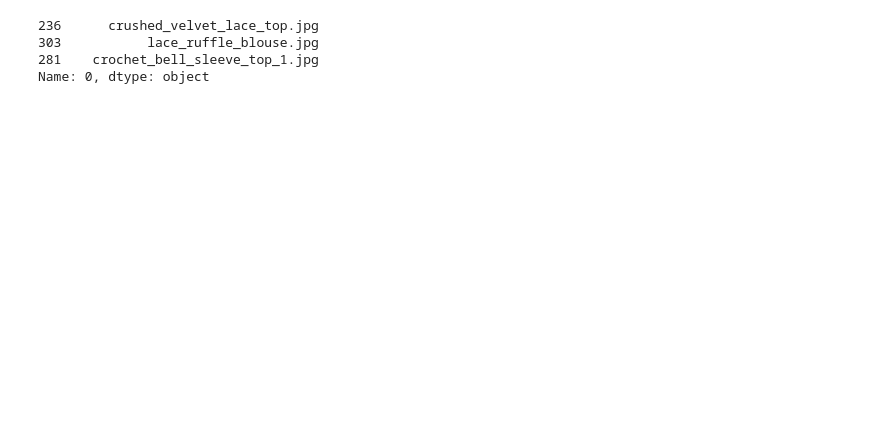
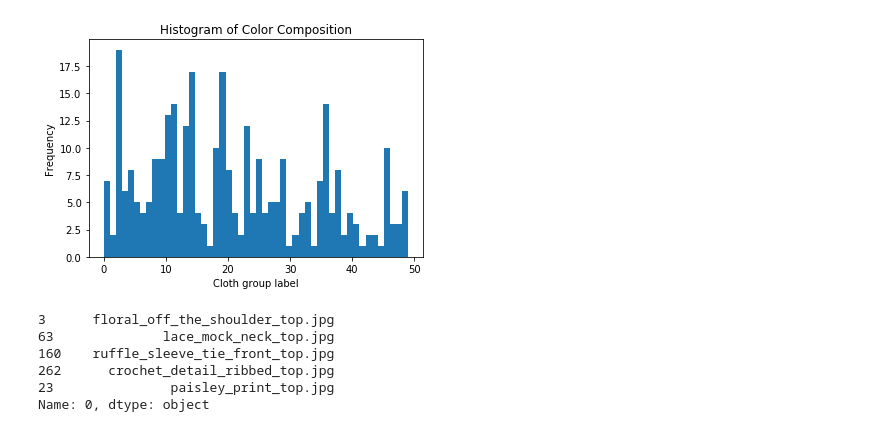
Before and after one commit to jkiani64/Cloth_recommendation, a Jupyter notebook: Kmeans_clustering.ipynb, the cells around one changed output. Saved outputs shown, nothing was run; the diff lists cells and outputs as text; code cells hidden in the pictures; blank space fills up the shorter version.

```diff
--- a/Kmeans_clustering.ipynb
+++ b/Kmeans_clustering.ipynb
@@ -88,10 +88,12 @@ class Get_dominant_colors:
             color_comp.writelines(["%.6f " % i for i in temp])
             color_comp.writelines("\n")
 
-    def plot_dominant_colors(self):
+    def plot_dominant_colors(self, path_to_save = None):
         plt.figure(figsize=(8, 6))
         plt.pie(self.counts.values(), labels=self.hex_colors,
                 colors=self.hex_colors)
+        if path_to_save != None:
+            plt.savefig(path_to_save, dpi = 500, bbox_inches='tight')
 
     def elbow_plot(self, Num_clusters):
         self._get_prepeare_image()
@@ -109 +137,17 @@ class Get_dominant_colors:
+# %%
+img_dir = os.path.join(dir_overal, 'Lower_cloth')
+color_map_path = dir_overal + '/color_map_Lower_cloth.txt'
+# all_images = os.listdir(img_dir)
+# all_images.remove('.DS_Store')
+for img in tqdm(all_images):
+    image_path = os.path.join(img_dir, img)
+    img_obj = Get_dominant_colors(image_path, (600, 400))
+    img_obj.get_colors(3, path_to_save = color_map_path)
+
+img_file =  dir_overal + '/Lower_cloth_images.txt'
+
+with open(img_file, 'w') as f:
+    for img in all_images:
+        f.write('%s\n' % img)
+f.close()
 # %%
@@ -210,6 +219,10 @@ class image_clustering:
 
         self.csv_path_url = os.path.join(directory, product_url_file)
 
+
+        # Read the name of all lower clothes images
+        self.df_names = pd.read_csv(self.target_image_path, header=None)
+
     def fit(self):
         """
         Compute k-means clustering.
@@ -260,11 +273,11 @@ class image_clustering:
         if not hasattr(img_cluster, 'mdl'):
             raise ValueError('A model should be fitted first!')
         plt.hist(self.mdl.labels_, bins=self.n_clusters)
-        plt.title('Histogram of Color Comp')
-        plt.xlabel('Comp')
+        plt.title('Histogram of Color Composition')
+        plt.xlabel('Cloth group label')
         plt.ylabel('Frequency')
         if not path_save_hist is None:
-            plt.savefig(path_save_hist)
+            plt.savefig(path_save_hist, dpi = 500, bbox_inches='tight')
 
     def predict(self, image_path_test, face_path_test=None, num_choice=5):
         """
@@ -292,13 +305,10 @@ class image_clustering:
         neighbor_images_idx = np.where(
             img_cluster.mdl.labels_ == test_label[0])
 
-        # Read the name of all lower clothes images
-        df_names = pd.read_csv(self.target_image_path, header=None)
-
         # Find the closest images to the target image
         ranked_neighbors_diff = image_clustering.Lab_color(
             img_colors, neighbor_images_idx, self.df_target, self.n_colors)
-        closest_neighbors = df_names.iloc[list(
+        closest_neighbors = self.df_names.iloc[list(
             ranked_neighbors_diff.keys())[0:num_choice]][0]
 
         # find the url of the closest images
@@ -341,18 +351,42 @@ class image_clustering:
 # %%
 directory = 'data/venus/women/tops/long_sleeve'
 img_cluster = image_clustering(directory,
                                target_color_map = 'color_map_Lower_cloth.txt',
                                target_color_image = 'Lower_cloth_images.txt',
                                product_url_file = 'long_sleeve.csv',
                                face_file = 'color_map_Face.txt',
                                n_clusters = 50,
                                weight_face = 0.4,
                                n_colors = 3).fit()
-target_img_path = directory + '/final_images/Cropped_images/Lower_cloth/crushed_velvet_lace_top.jpg'
-face_img_path = directory + '/final_images/Cropped_images/Face/crushed_velvet_lace_top.jpg'
-img_cluster.predict(target_img_path, face_img_path, num_choice = 3)
+
+
+img_cluster.histohram_plot_cluster(path_save_hist='data/hist_color.jpg')
+# target_img_path = directory + '/final_images/Cropped_images/Lower_cloth/crushed_velvet_lace_top.jpg'
+# face_img_path = directory + '/final_images/Cropped_images/Face/crushed_velvet_lace_top.jpg'
+# img_cluster.predict(target_img_path, face_img_path, num_choice = 3)
 # %% [output]
-236      crushed_velvet_lace_top.jpg
-303           lace_ruffle_blouse.jpg
-281    crochet_bell_sleeve_top_1.jpg
-Name: 0, dtype: object
+[figure, added]
+# %%
+directory = 'data/venus/women/tops/long_sleeve'
+img_cluster = image_clustering(directory,
+                               target_color_map = 'color_map_Lower_cloth.txt',
+                               target_color_image = 'Lower_cloth_images.txt',
+                               product_url_file = 'long_sleeve.csv',
+                               face_file = 'color_map_Face.txt',
+                               n_clusters = 50,
+                               weight_face = 0,
+                               n_colors = 3).fit()
+
+
+#img_cluster.histohram_plot_cluster(path_save_hist='data/hist_color_Upper.jpg')
+img_name = 'floral_off_the_shoulder_top.jpg'
+target_img_path = directory + '/final_images/Cropped_images/Lower_cloth/' +  img_name
+face_img_path = directory + '/final_images/Cropped_images/Face/' + img_name
+img_cluster.predict(target_img_path, face_img_path, num_choice = 5)
+# %% [output]
+3      floral_off_the_shoulder_top.jpg
+63              lace_mock_neck_top.jpg
+160    ruffle_sleeve_tie_front_top.jpg
+262      crochet_detail_ribbed_top.jpg
+23               paisley_print_top.jpg
+Name: 0, dtype: object
```
Also changed, not shown: parts of 8 cells of this notebook.
